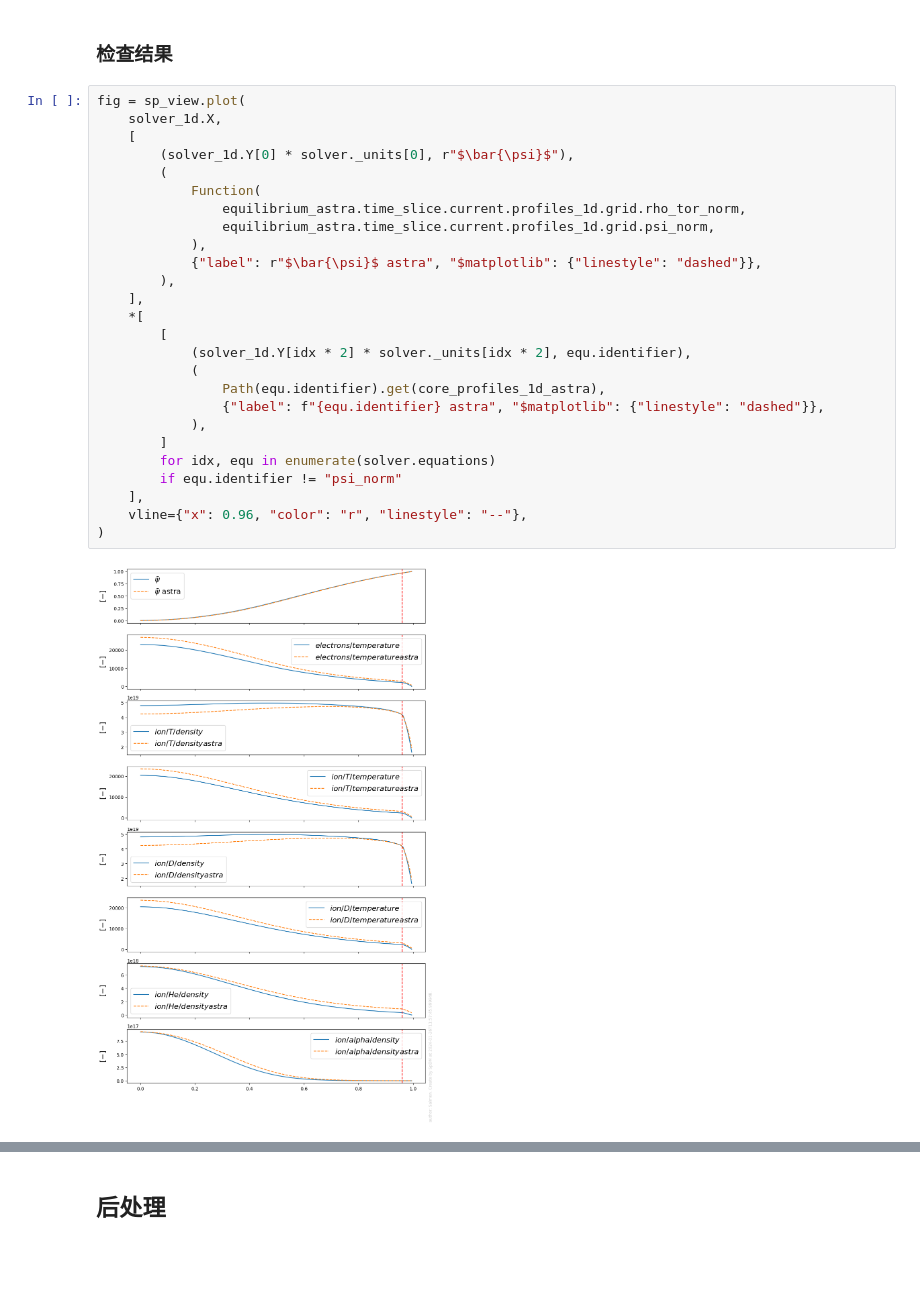
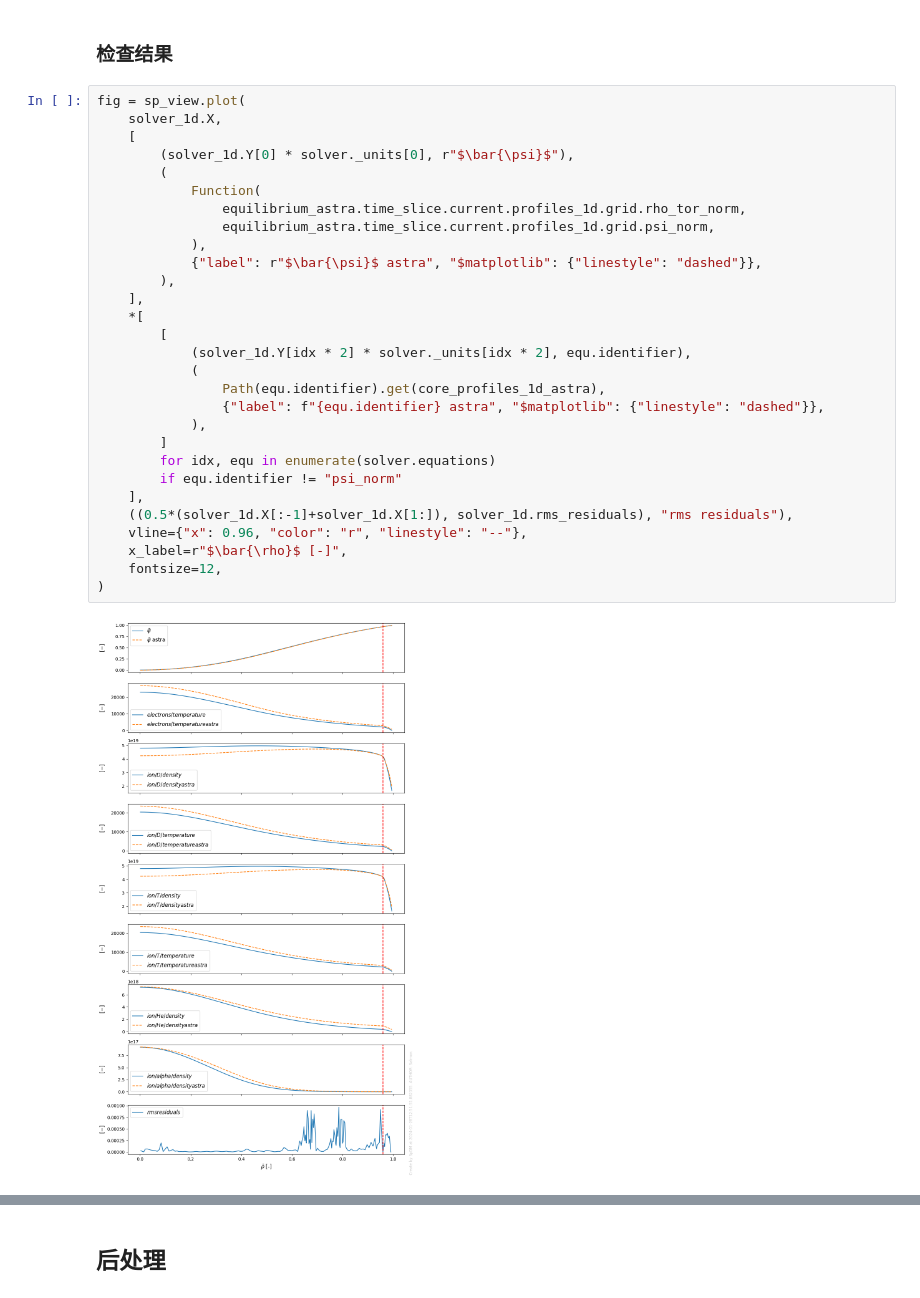
Before and after one commit to fusion-yun/fytok_old, a Jupyter notebook: examples/demo_transolver.ipynb, the cells around one changed output, grey strips where cells are left out. Saved outputs shown, nothing was run; the diff lists cells and outputs as text; blank space fills up the shorter version.

```diff
--- a/examples/demo_transolver.ipynb
+++ b/examples/demo_transolver.ipynb
@@ -422,31 +429,34 @@ plt.plot(solver_1d.X[:-1], solver_1d.rms_residuals)
 # %%
 fig = sp_view.plot(
     solver_1d.X,
     [
         (solver_1d.Y[0] * solver._units[0], r"$\bar{\psi}$"),
         (
             Function(
                 equilibrium_astra.time_slice.current.profiles_1d.grid.rho_tor_norm,
                 equilibrium_astra.time_slice.current.profiles_1d.grid.psi_norm,
             ),
             {"label": r"$\bar{\psi}$ astra", "$matplotlib": {"linestyle": "dashed"}},
         ),
     ],
     *[
         [
             (solver_1d.Y[idx * 2] * solver._units[idx * 2], equ.identifier),
             (
                 Path(equ.identifier).get(core_profiles_1d_astra),
                 {"label": f"{equ.identifier} astra", "$matplotlib": {"linestyle": "dashed"}},
             ),
         ]
         for idx, equ in enumerate(solver.equations)
         if equ.identifier != "psi_norm"
     ],
+    ((0.5*(solver_1d.X[:-1]+solver_1d.X[1:]), solver_1d.rms_residuals), "rms residuals"),
     vline={"x": 0.96, "color": "r", "linestyle": "--"},
+    x_label=r"$\bar{\rho}$ [-]",
+    fontsize=12,
 )
 # %% [output]
-[figure, old version]
+[figure, new version]
 # %%
 fig = sp_view.plot(
     solver_1d.X,
```
Also changed, not shown: parts of 27 cells of this notebook, 4 other files.
